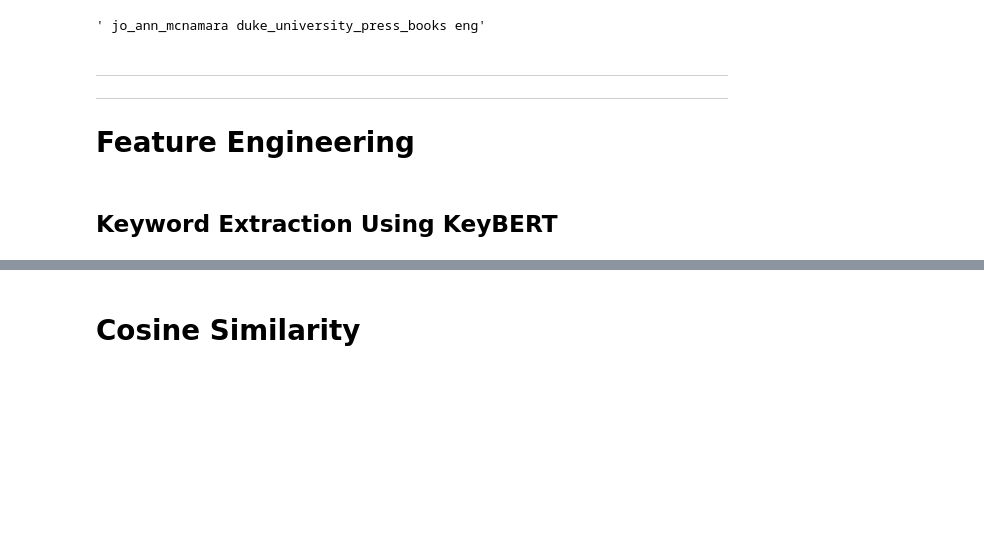
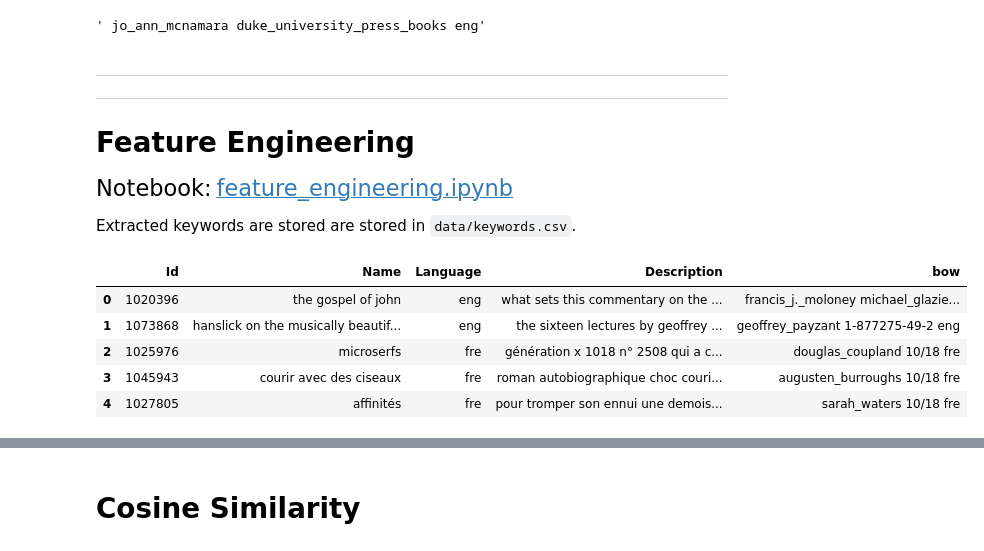
Before and after one commit to AmoliR/nlp-for-book-recommendation, a Jupyter notebook: book_recommendation.ipynb, the cells around one changed output, grey strips where cells are left out. Cells and saved outputs as stored; diff of their text form; code cells hidden in the pictures; blank space fills up the shorter version.

Commit message:
Documentation: Feature Engineering

```diff
--- a/book_recommendation.ipynb
+++ b/book_recommendation.ipynb
@@ -261,5 +268,17 @@ books_data.bow.iloc[8375]
 ---
 ---
 # Feature Engineering
+<span style="font-size:1.5em;">Notebook:</span> [<span style="font-size:1.5em;">feature_engineering.ipynb</span>](feature_engineering.ipynb)
+
+Extracted keywords are stored are stored in `data/keywords.csv`.
-# %% [markdown]
-## Keyword Extraction Using KeyBERT
+# %%
+# Fetch preprocessed cleaned data
+fe_data = pd.read_csv("data/preprocessed.csv", usecols=["Id", "Name", "Language", "Description", "bow"])
+fe_data.head()
+# %% [output]
+|  | Id | Name | Language | Description | bow |
+| 0 | 1020396 | the gospel of john | eng | what sets this commentary on the ... | francis_j._moloney michael_glazie... |
+| 1 | 1073868 | hanslick on the musically beautif... | eng | the sixteen lectures by geoffrey ... | geoffrey_payzant 1-877275-49-2 eng |
+| 2 | 1025976 | microserfs | fre | génération x 1018 n° 2508 qui a c... | douglas_coupland 10/18 fre |
+| 3 | 1045943 | courir avec des ciseaux | fre | roman autobiographique choc couri... | augusten_burroughs 10/18 fre |
+| 4 | 1027805 | affinités | fre | pour tromper son ennui une demois... | sarah_waters 10/18 fre |
```
Also changed, not shown: parts of 13 cells of this notebook.
